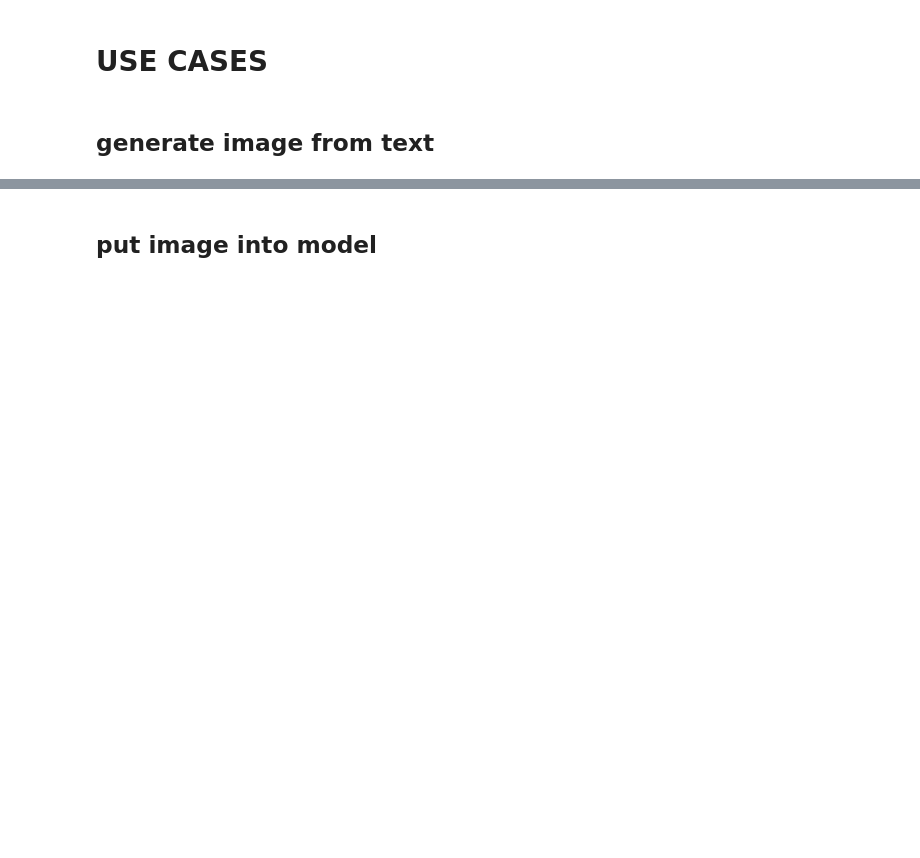
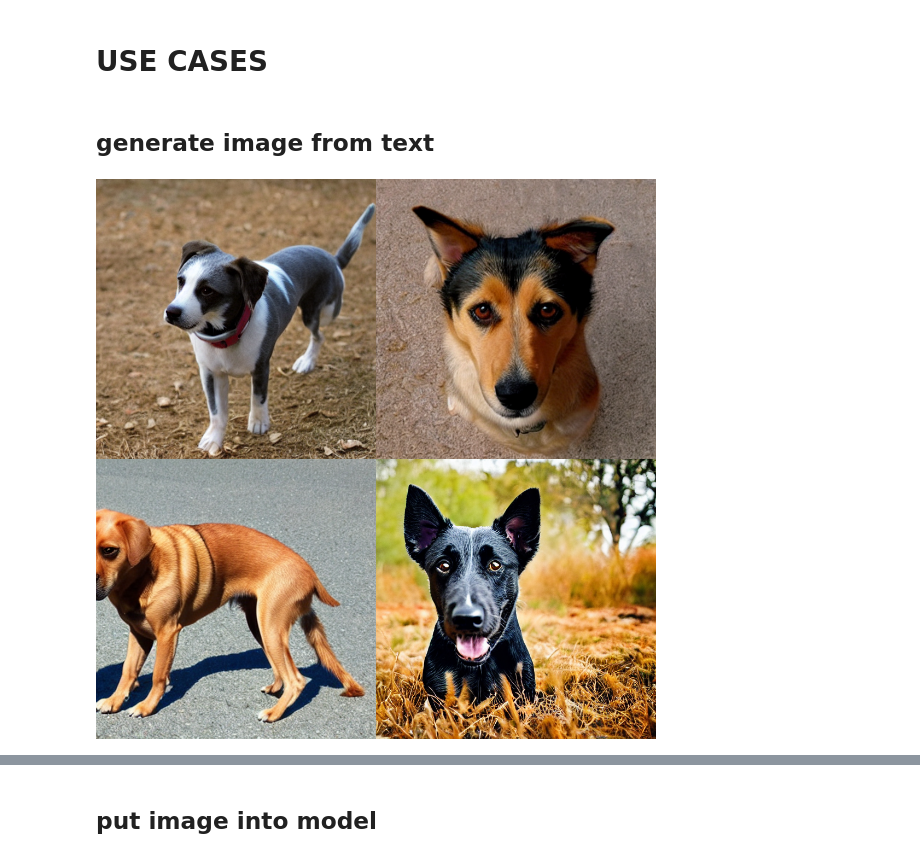
Before and after one commit to GccX11/sd-utils, a Jupyter notebook: utils_test.ipynb, the cells around one changed output, grey strips where cells are left out. Saved outputs shown, nothing was run; the diff lists cells and outputs as text; code cells hidden in the pictures; blank space fills up the shorter version.

```diff
--- a/utils_test.ipynb
+++ b/utils_test.ipynb
@@ -23,9 +24,11 @@ Some weights of the model checkpoint at openai/clip-vit-large-patch14 were not u
 # %%
 redo()
 #prompt = "windstorm sand etched curio"
 prompt = "dog"
-#ims = utils.im([prompt]*4)
-#utils.image_grid(ims, 2, 2)
+ims = utils.im([prompt]*4)
+utils.image_grid(ims, 2, 2)
+# %% [output]
+[figure, added]
 # %%
 # load image from disk and convert to numpy array
 I = Image.open('imgs/gregg.jpeg')
```
Also changed, not shown: parts of 12 cells of this notebook, 1 other file.
